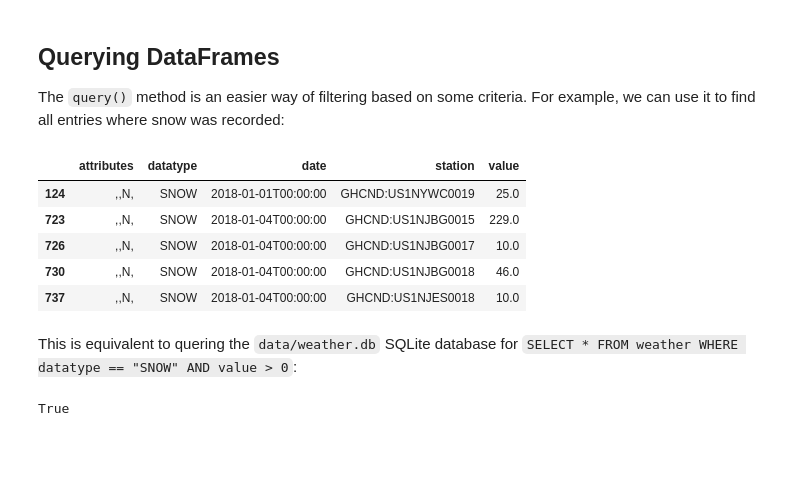
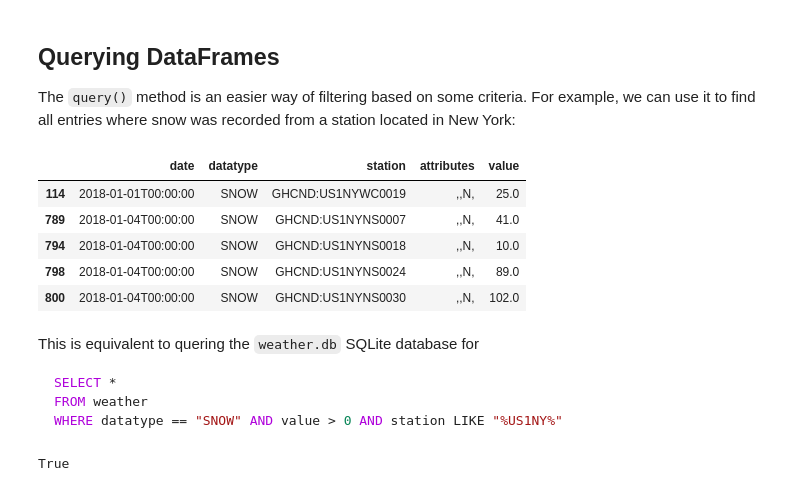
Before and after one commit to stefmolin/Hands-On-Data-Analysis-with-Pandas-2nd-edition, a Jupyter notebook: ch_04/1-querying_and_merging.ipynb, the cells around one changed output. Drawn from its saved outputs; the diff is of its cells as text; code cells hidden in the pictures; blank space fills up the shorter version.

````diff
--- a/ch_04/1-querying_and_merging.ipynb
+++ b/ch_04/1-querying_and_merging.ipynb
@@ -26,18 +23,24 @@ weather.head()
 # %% [markdown]
 ## Querying DataFrames
-The `query()` method is an easier way of filtering based on some criteria. For example, we can use it to find all entries where snow was recorded:
+The `query()` method is an easier way of filtering based on some criteria. For example, we can use it to find all entries where snow was recorded from a station located in New York:
 # %%
-snow_data = weather.query('datatype == "SNOW" and value > 0')
+snow_data = weather.query('datatype == "SNOW" and value > 0 and station.str.contains("US1NY")')
 snow_data.head()
 # %% [output]
-|  | attributes | datatype | date | station | value |
-| 124 | ,,N, | SNOW | 2018-01-01T00:00:00 | GHCND:US1NYWC0019 | 25.0 |
-| 723 | ,,N, | SNOW | 2018-01-04T00:00:00 | GHCND:US1NJBG0015 | 229.0 |
-| 726 | ,,N, | SNOW | 2018-01-04T00:00:00 | GHCND:US1NJBG0017 | 10.0 |
-| 730 | ,,N, | SNOW | 2018-01-04T00:00:00 | GHCND:US1NJBG0018 | 46.0 |
-| 737 | ,,N, | SNOW | 2018-01-04T00:00:00 | GHCND:US1NJES0018 | 10.0 |
+|  | date | datatype | station | attributes | value |
+| 114 | 2018-01-01T00:00:00 | SNOW | GHCND:US1NYWC0019 | ,,N, | 25.0 |
+| 789 | 2018-01-04T00:00:00 | SNOW | GHCND:US1NYNS0007 | ,,N, | 41.0 |
+| 794 | 2018-01-04T00:00:00 | SNOW | GHCND:US1NYNS0018 | ,,N, | 10.0 |
+| 798 | 2018-01-04T00:00:00 | SNOW | GHCND:US1NYNS0024 | ,,N, | 89.0 |
+| 800 | 2018-01-04T00:00:00 | SNOW | GHCND:US1NYNS0030 | ,,N, | 102.0 |
 # %% [markdown]
-This is equivalent to quering the `data/weather.db` SQLite database for `SELECT * FROM weather WHERE datatype == "SNOW" AND value > 0`:
+This is equivalent to quering the `weather.db` SQLite database for
+
+```sql
+SELECT *
+FROM weather
+WHERE datatype == "SNOW" AND value > 0 AND station LIKE "%US1NY%"
+```
 # %%
 import sqlite3
 
````
Also changed, not shown: parts of 28 cells of this notebook.
